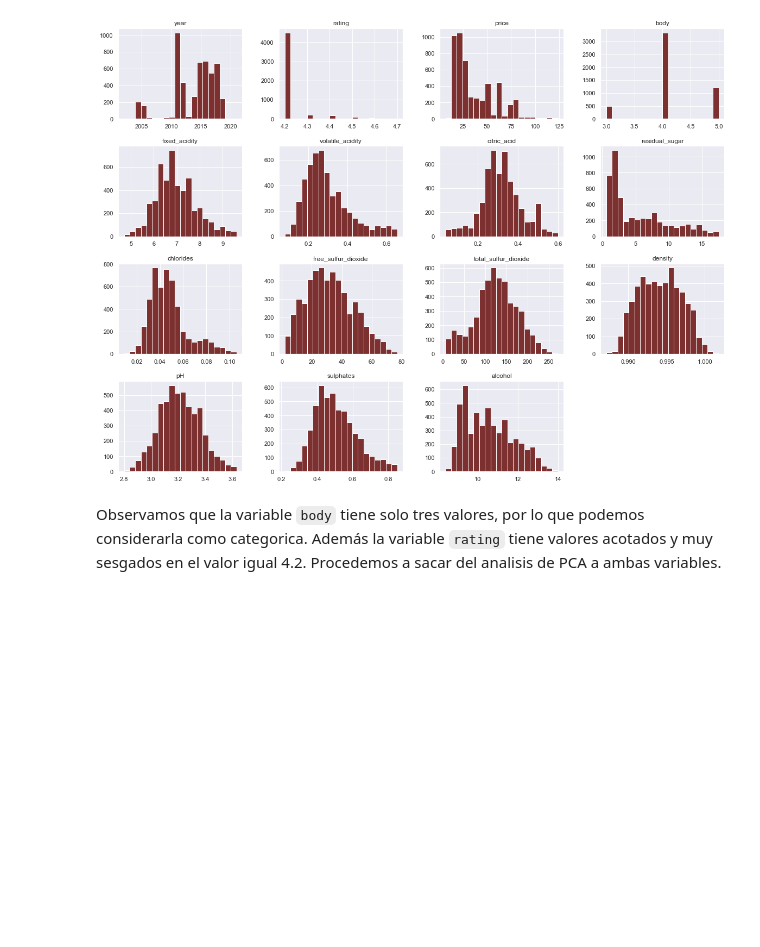
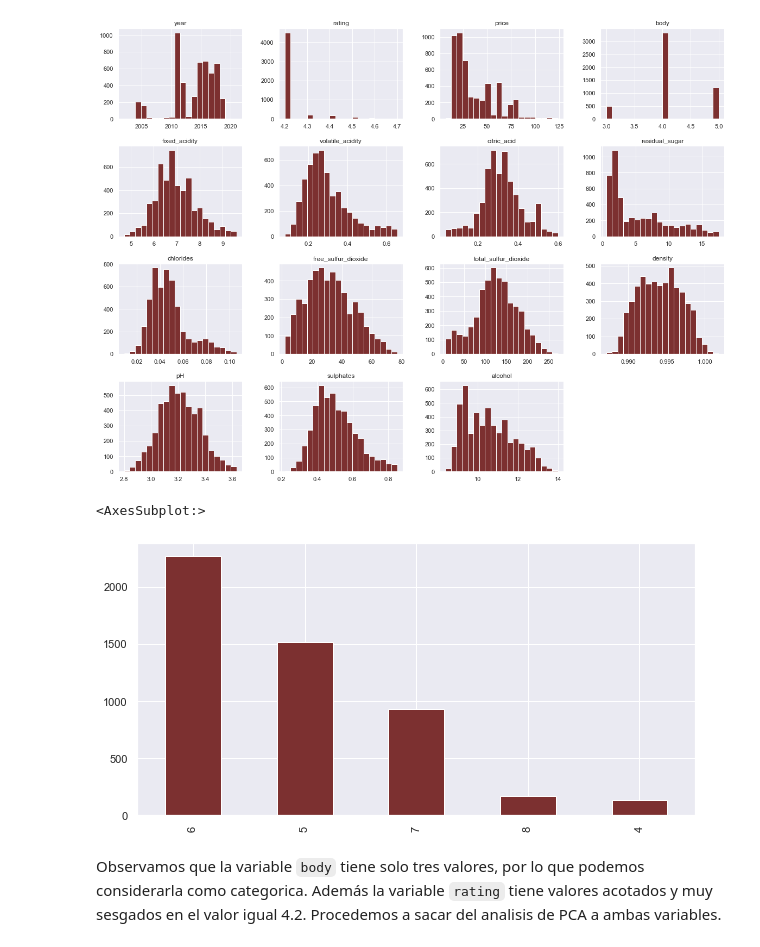
Before and after one commit to car-vigo/vinos-corderhouse, a Jupyter notebook: notebooks/2.1-vinos.coderhouse-feature.eng.ipynb, the cells around one changed output. Drawn from its saved outputs; the diff is of its cells as text; code cells hidden in the pictures; blank space fills up the shorter version.

```diff
--- a/notebooks/2.1-vinos.coderhouse-feature.eng.ipynb
+++ b/notebooks/2.1-vinos.coderhouse-feature.eng.ipynb
@@ -117,6 +116,11 @@ array([[<AxesSubplot:title={'center':'year'}>,
         <AxesSubplot:title={'center':'alcohol'}>, <AxesSubplot:>]],
       dtype=object)
 [figure]
+# %%
+df_wine.quality.value_counts().plot(kind='bar', color=COLOR_VINO_TINTO)
+# %% [output]
+<AxesSubplot:>
+[figure, added]
 # %% [markdown]
 Observamos que la variable `body` tiene solo tres valores, por lo que podemos considerarla como categorica.
 Además la variable `rating` tiene valores acotados y muy sesgados en el valor igual 4.2.
```
Also changed, not shown: parts of 14 cells of this notebook.
